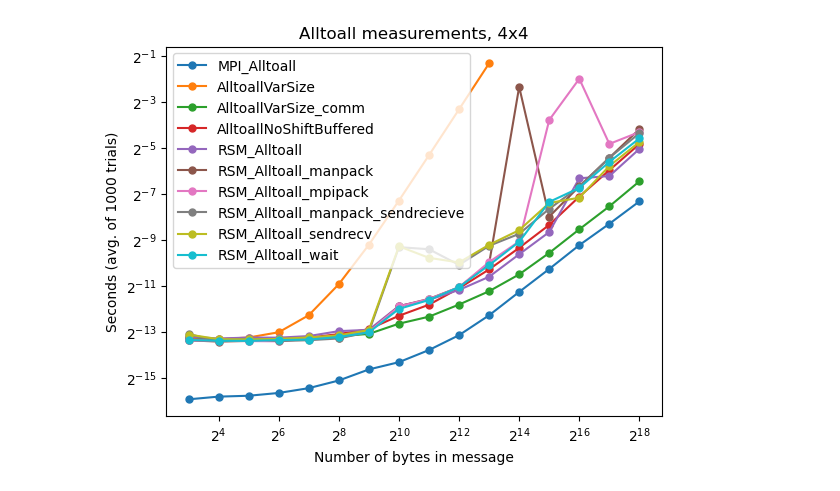
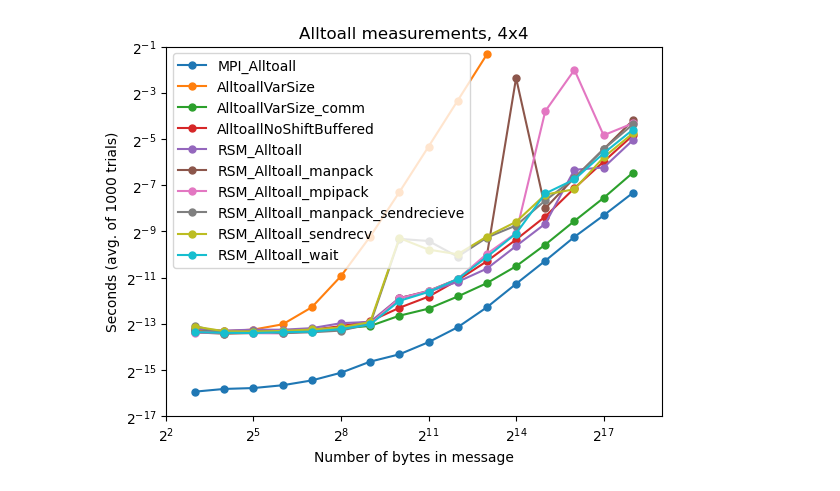
Before and after one commit to mctimm/CS542-Project, a Jupyter notebook: plots.ipynb, the cells around one changed output. Drawn from its saved outputs; the diff is of its cells as text; code cells hidden in the pictures.

Commit message:
update plots

```diff
--- a/plots.ipynb
+++ b/plots.ipynb
@@ -17,26 +17,28 @@ data_wait = data_4x4[data_4x4["algorithm"] == "RSM_Alltoall_wait"]
 # %%
 fig = plt.figure()
 ax = fig.add_subplot(1, 1, 1)
 
 ax.plot(data_openmpi["num_doubles_per_proc"]*8/16, data_openmpi["seconds"], 'o-', label='MPI_Alltoall', markersize=5)
 ax.plot(data_local["num_doubles_per_proc"]*8/16, data_local["seconds"], 'o-', label='AlltoallVarSize', markersize=5)
 ax.plot(data_comm["num_doubles_per_proc"]*8/16, data_comm["seconds"], 'o-', label='AlltoallVarSize_comm', markersize=5)
 ax.plot(data_buff["num_doubles_per_proc"]*8/16, data_buff["seconds"], 'o-', label='AlltoallNoShiftBuffered', markersize=5)
 
 ax.plot(data_rsm["num_doubles_per_proc"]*8/16, data_rsm["seconds"], 'o-', label='RSM_Alltoall', markersize=5)
 ax.plot(data_manpack["num_doubles_per_proc"]*8/16, data_manpack["seconds"], 'o-', label='RSM_Alltoall_manpack', markersize=5)
 ax.plot(data_mpipack["num_doubles_per_proc"]*8/16, data_mpipack["seconds"], 'o-', label='RSM_Alltoall_mpipack', markersize=5)
 ax.plot(data_manpack_sr["num_doubles_per_proc"]*8/16, data_manpack_sr["seconds"], 'o-', label='RSM_Alltoall_manpack_sendrecieve', markersize=5)
 ax.plot(data_sr["num_doubles_per_proc"]*8/16, data_sr["seconds"], 'o-', label='RSM_Alltoall_sendrecv', markersize=5)
 ax.plot(data_wait["num_doubles_per_proc"]*8/16, data_wait["seconds"], 'o-', label='RSM_Alltoall_wait', markersize=5)
 
+plt.xlim([2**2, 2**19])
+plt.ylim([2**-17, 2**-1])
 ax.set_xscale('log', base=2)
 ax.set_yscale('log', base=2)
 ax.set_title("Alltoall measurements, 4x4")
 ax.set_xlabel("Number of bytes in message")
 ax.set_ylabel("Seconds (avg. of 1000 trials)")
 ax.legend()
 plt.savefig("alltoall_4x4.jpg")
 plt.show()
 # %% [output]
-[figure, old version]
+[figure, new version]
```
Also changed, not shown: parts of 4 cells of this notebook, 1 other file.
